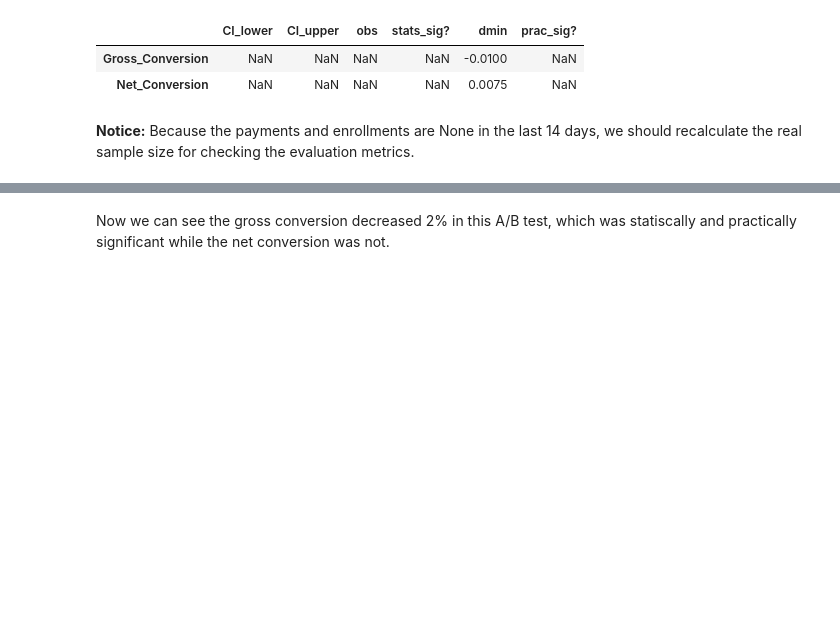
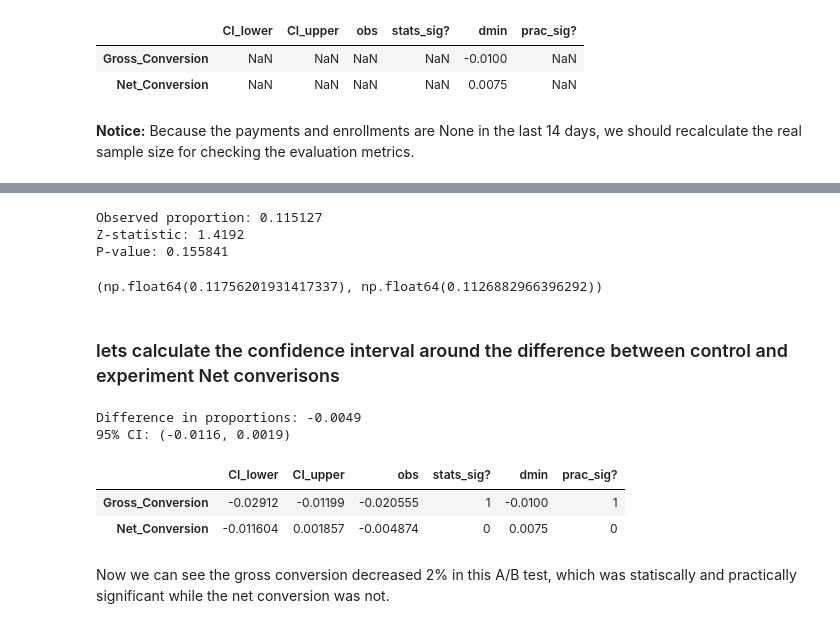
Before and after one commit to niranjan3321/Udacity-Free-Trial-Screener, a Jupyter notebook: AB_Test.ipynb, the cells around one changed output, grey strips where cells are left out. Drawn from its saved outputs; the diff is of its cells as text; code cells hidden in the pictures; blank space fills up the shorter version.

```diff
--- a/AB_Test.ipynb
+++ b/AB_Test.ipynb
@@ -675,3 +783,83 @@ results
+# %%
+# Gross Conversion
+nc = control_sliced['Clicks'].sum()
+ne = experiment_sliced['Clicks'].sum()
+pc_hat_nc = control_sliced['Payments'].sum()/control_sliced['Clicks'].sum()
+pe_hat_nc = experiment_sliced['Payments'].sum()/experiment_sliced['Clicks'].sum()
+
+# obs
+
+# alpha = 0.05
+
+#h0: pc_hat_gc = pe_hat_gc
+
+diff =   pe_hat_nc - pc_hat_nc
+results.loc['Net_Conversion','obs'] = diff
+# std
+#pooled se for gc
+p_hat_nc = ( control_sliced['Payments'].sum() + experiment_sliced['Payments'].sum() ) / (control_sliced['Clicks'].sum() + experiment_sliced['Clicks'].sum() )
+se = math.sqrt( p_hat_nc * (1 - p_hat_nc ) * ( (1/nc) + (1/ne)) )
+
+# Z statistic
+z = (pc_hat_nc - pe_hat_nc) / se
+
+# Two-tailed p-value
+pval = 2 * (1 - norm.cdf(abs(z)))
+
+
+print(f"Observed proportion: {p_hat_nc:.6f}")
+print(f"Z-statistic: {z:.4f}")
+print(f"P-value: {pval:.6f}")
+# %% [output]
+Observed proportion: 0.115127
+Z-statistic: 1.4192
+P-value: 0.155841
+# %%
+pc_hat_nc, pe_hat_nc
+# %% [output]
+(np.float64(0.11756201931417337), np.float64(0.1126882966396292))
+# %% [markdown]
+### lets calculate the confidence interval around the difference between control and experiment Net converisons
+# %%
+# for confidence interval around the difference pe_hat_gc - pc_hat_gc
+se = math.sqrt( (pc_hat_nc * (1 - pc_hat_nc ) * (1/nc) ) +  (pe_hat_nc * (1 - pe_hat_nc ) * (1/ne) )  )
+
+z_crit = norm.ppf(0.975) # 1.96
+
+# CI bounds
+ci_lower = diff - z_crit * se
+ci_upper = diff + z_crit * se
+
+
+print(f"Difference in proportions: {diff:.4f}")
+print(f"95% CI: ({ci_lower:.4f}, {ci_upper:.4f})")
+
+results.loc['Net_Conversion','CI_lower'], results.loc['Net_Conversion','CI_upper'] = ci_lower, ci_upper
+
+if results.loc['Net_Conversion','CI_lower'] <= 0 <= results.loc['Net_Conversion','CI_upper']:
+    results.loc['Net_Conversion','stats_sig?'] = 0
+else:
+    results.loc['Net_Conversion','stats_sig?'] = 1
+
+if results.loc['Net_Conversion','dmin'] < 0:
+    if results.loc['Net_Conversion','CI_upper'] <= results.loc['Net_Conversion','dmin']:
+        results.loc['Net_Conversion','prac_sig?'] = 1
+    else:
+        results.loc['Net_Conversion','prac_sig?'] = 0
+
+if results.loc['Net_Conversion','dmin'] > 0:
+    if results.loc['Net_Conversion','CI_lower'] >= results.loc['Net_Conversion','dmin']:
+        results.loc['Net_Conversion','prac_sig?'] = 1
+    else:
+        results.loc['Net_Conversion','prac_sig?'] = 0
+
+results
+# %% [output]
+Difference in proportions: -0.0049
+95% CI: (-0.0116, 0.0019)
+|  | CI_lower | CI_upper | obs | stats_sig? | dmin | prac_sig? |
+| Gross_Conversion | -0.02912 | -0.01199 | -0.020555 | 1 | -0.0100 | 1 |
+| Net_Conversion | -0.011604 | 0.001857 | -0.004874 | 0 | 0.0075 | 0 |
 # %% [markdown]
 Now we can see the gross conversion decreased 2% in this A/B test, which was statiscally and practically significant while the net conversion was not.
 # %% [markdown]
```
Also changed, not shown: parts of 27 cells of this notebook.
